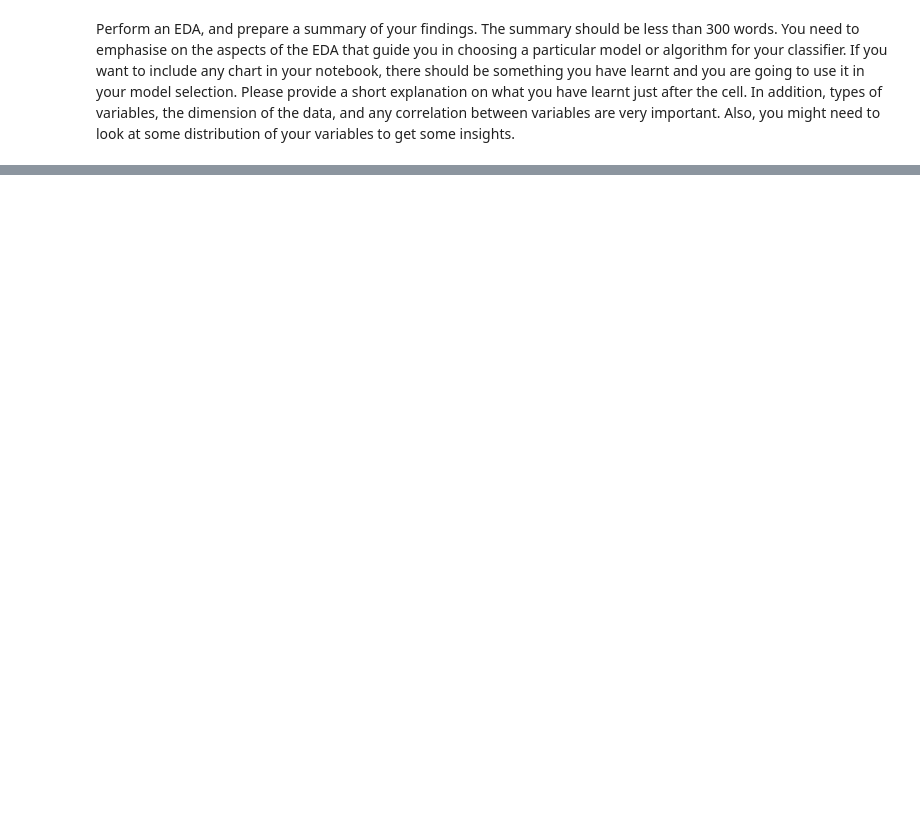
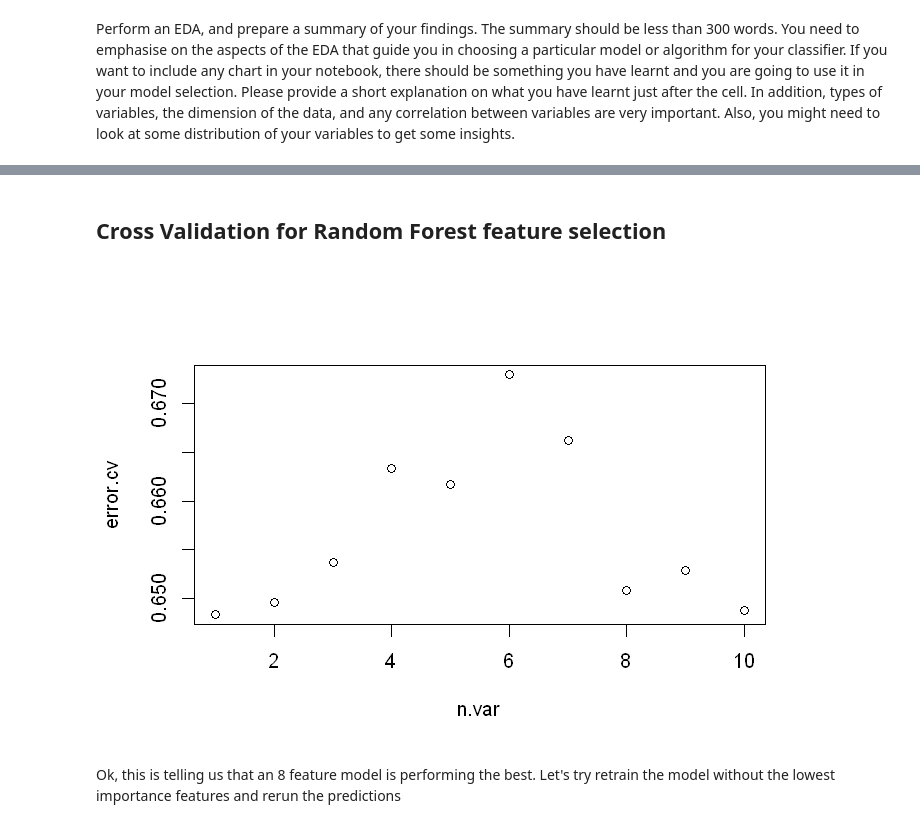
Before and after one commit to codeBehindMe/ADLA3, a Jupyter notebook: groupG.ipynb, the cells around one changed output, grey strips where cells are left out. Saved outputs shown, nothing was run; the diff lists cells and outputs as text; code cells hidden in the pictures; blank space fills up the shorter version.

```diff
--- a/groupG.ipynb
+++ b/groupG.ipynb
@@ -288,0 +401,14 @@ xgb.plot.importance(feature.importance)
+# %% [markdown]
+## Cross Validation for Random Forest feature selection
+# %%
+x <- train
+x$Result <- NULL
+y <- train$Result
+
+rf.cv <- rfcv(x, y, cv.fold=10, step=0.9)
+
+with(rf.cv, plot(n.var, error.cv))
+# %% [output]
+[figure, added]
+# %% [markdown]
+Ok, this is telling us that an 8 feature model is performing the best. Let's try retrain the model without the lowest importance features and rerun the predictions
```
Also changed, not shown: parts of 37 cells of this notebook.
